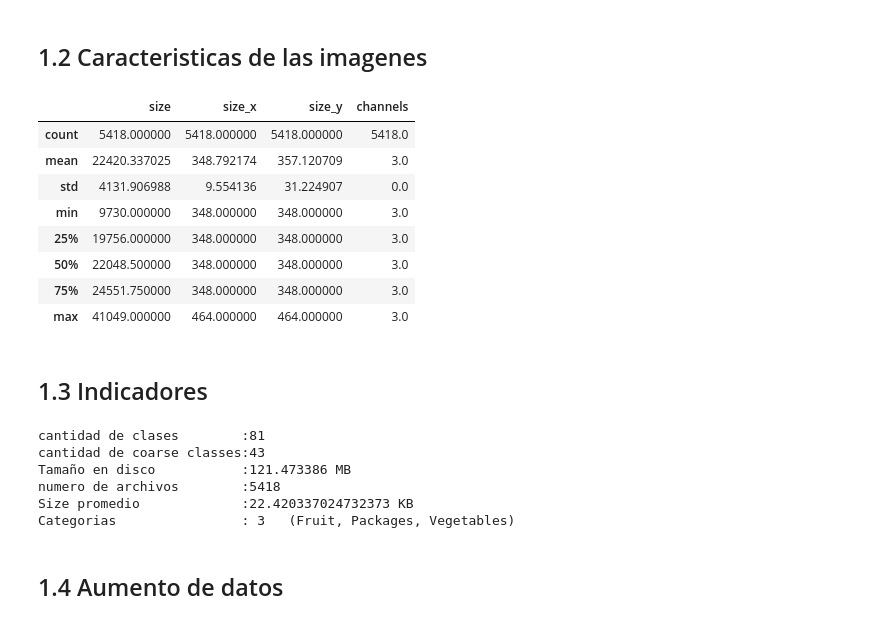
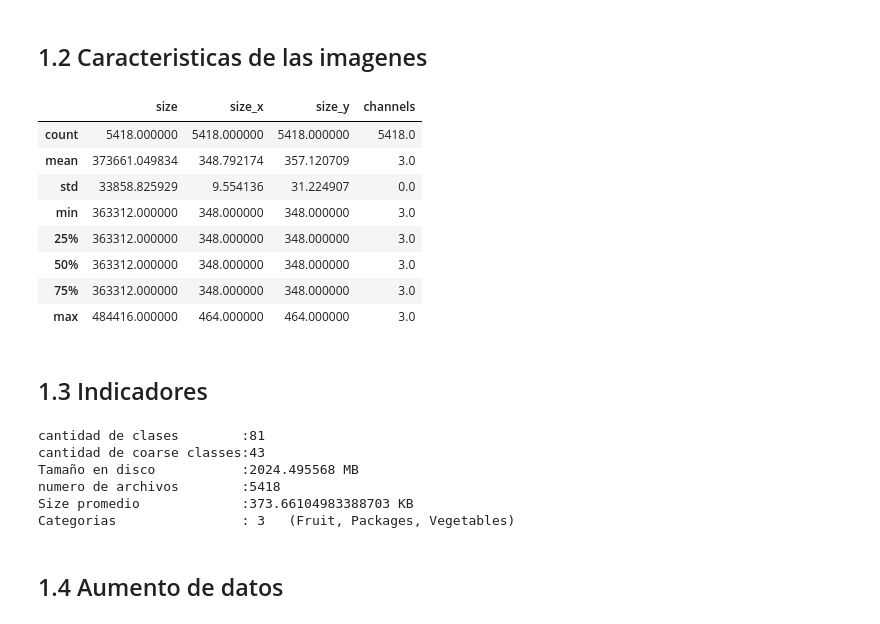
Before and after one commit to amrios80/GroceryStoreDataset, a Jupyter notebook: code/taller2.ipynb, the cells around one changed output. Drawn from its saved outputs; the diff is of its cells as text; code cells hidden in the pictures.

```diff
--- a/code/taller2.ipynb
+++ b/code/taller2.ipynb
@@ -172,32 +121,32 @@ Name: count, dtype: int64
 # %% [markdown]
 ## 1.2 Caracteristicas de las imagenes
 # %%
-metadata[["size","size_x","size_y","channels"]].describe()
+df_metadata[["size","size_x","size_y","channels"]].describe()
 # %% [output]
 |  | size | size_x | size_y | channels |
 | count | 5418.000000 | 5418.000000 | 5418.000000 | 5418.0 |
-| mean | 22420.337025 | 348.792174 | 357.120709 | 3.0 |
-| std | 4131.906988 | 9.554136 | 31.224907 | 0.0 |
-| min | 9730.000000 | 348.000000 | 348.000000 | 3.0 |
-| 25% | 19756.000000 | 348.000000 | 348.000000 | 3.0 |
-| 50% | 22048.500000 | 348.000000 | 348.000000 | 3.0 |
-| 75% | 24551.750000 | 348.000000 | 348.000000 | 3.0 |
-| max | 41049.000000 | 464.000000 | 464.000000 | 3.0 |
+| mean | 373661.049834 | 348.792174 | 357.120709 | 3.0 |
+| std | 33858.825929 | 9.554136 | 31.224907 | 0.0 |
+| min | 363312.000000 | 348.000000 | 348.000000 | 3.0 |
+| 25% | 363312.000000 | 348.000000 | 348.000000 | 3.0 |
+| 50% | 363312.000000 | 348.000000 | 348.000000 | 3.0 |
+| 75% | 363312.000000 | 348.000000 | 348.000000 | 3.0 |
+| max | 484416.000000 | 464.000000 | 464.000000 | 3.0 |
 # %% [markdown]
 ## 1.3 Indicadores
 # %%
-print("cantidad de clases        :"+str(metadata["class_id"].nunique()))
-print("cantidad de coarse classes:"+str(metadata["coarse_class_id"].nunique()))
-print("Tamaño en disco           :"+str(metadata["size"].sum()/1000000 )+ " MB ")
-print("numero de archivos        :"+str(metadata.shape[0]))
-print("Size promedio             :"+str(metadata["size"].mean()/1000 )+ " KB")
+print("cantidad de clases        :"+str(df_metadata["class_id"].nunique()))
+print("cantidad de coarse classes:"+str(df_metadata["coarse_class_id"].nunique()))
+print("Tamaño en disco           :"+str(df_metadata["size"].sum()/1000000 )+ " MB ")
+print("numero de archivos        :"+str(df_metadata.shape[0]))
+print("Size promedio             :"+str(df_metadata["size"].mean()/1000 )+ " KB")
 print("Categorias                : 3   (Fruit, Packages, Vegetables)")
 # %% [output]
 cantidad de clases        :81
 cantidad de coarse classes:43
-Tamaño en disco           :121.473386 MB
+Tamaño en disco           :2024.495568 MB
 numero de archivos        :5418
-Size promedio             :22.420337024732373 KB
+Size promedio             :373.66104983388703 KB
 Categorias                : 3   (Fruit, Packages, Vegetables)
 # %% [markdown]
 ## 1.4 Aumento de datos
```
Also changed, not shown: parts of 14 cells of this notebook.
